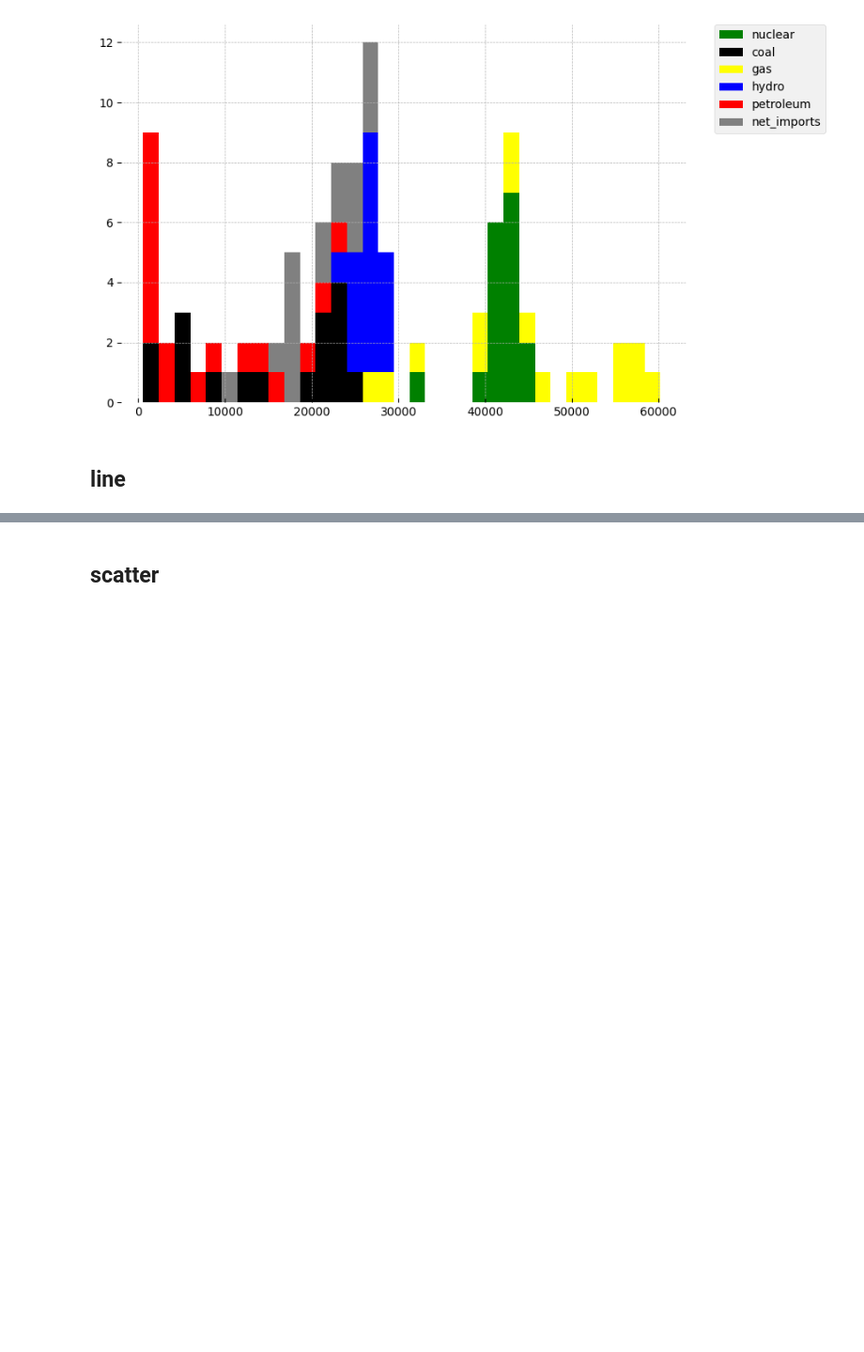
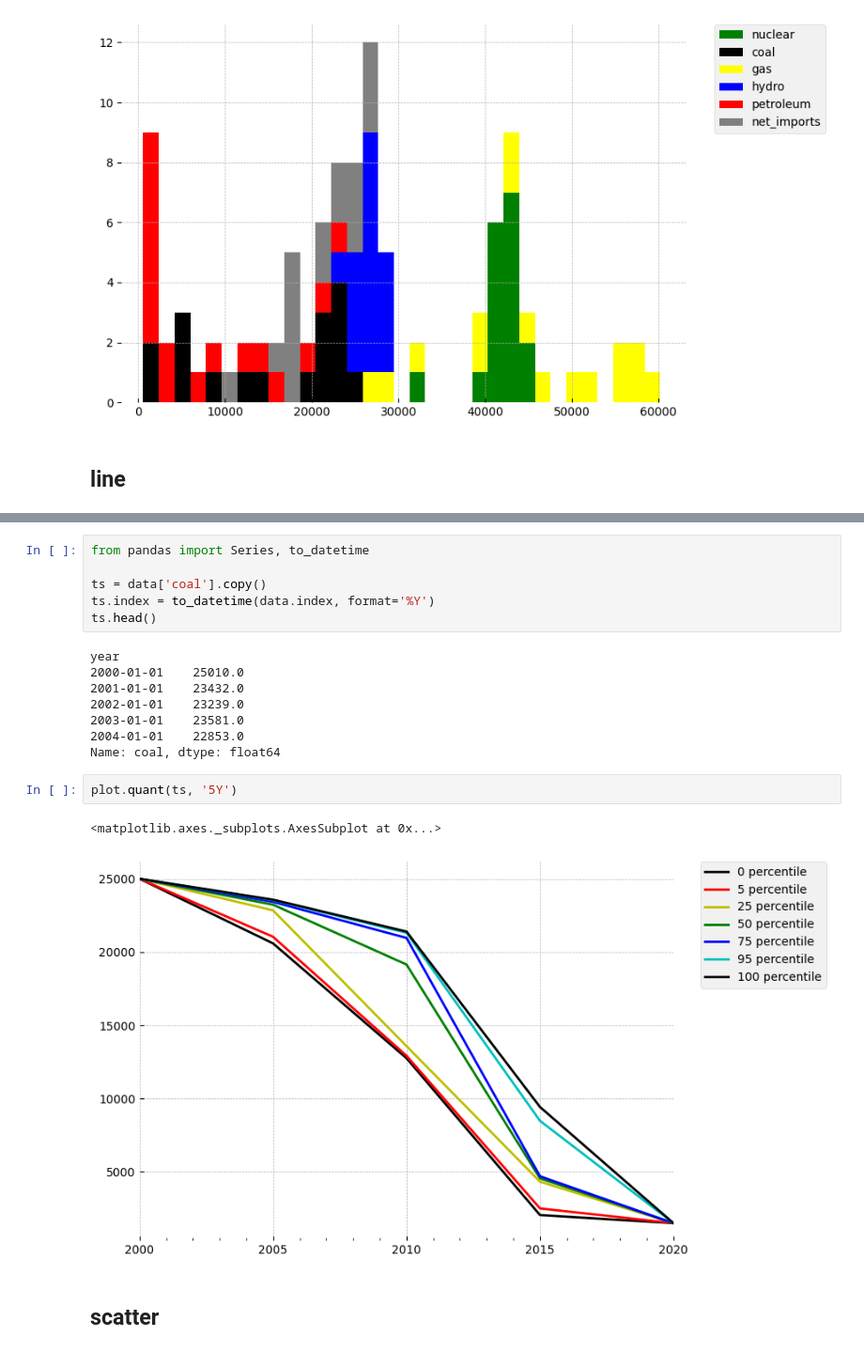
Before and after one commit to samkennerly/kingofsnake, a Jupyter notebook: books/plot.ipynb, the cells around one changed output, grey strips where cells are left out. Shown at 94% size. Saved outputs shown, nothing was run; the diff lists cells and outputs as text; blank space fills up the shorter version.

```diff
--- a/books/plot.ipynb
+++ b/books/plot.ipynb
@@ -120,2 +209,21 @@ plot.line(data, color=color)
+# %%
+from pandas import Series, to_datetime
+
+ts = data['coal'].copy()
+ts.index = to_datetime(data.index, format='%Y')
+ts.head()
+# %% [output]
+year
+2000-01-01    25010.0
+2001-01-01    23432.0
+2002-01-01    23239.0
+2003-01-01    23581.0
+2004-01-01    22853.0
+Name: coal, dtype: float64
+# %%
+plot.quant(ts, '5Y')
+# %% [output]
+<matplotlib.axes._subplots.AxesSubplot at 0x...>
+[figure, added]
 # %% [markdown]
 ## scatter
```
Also changed, not shown: parts of 36 cells of this notebook, 1 other file.
